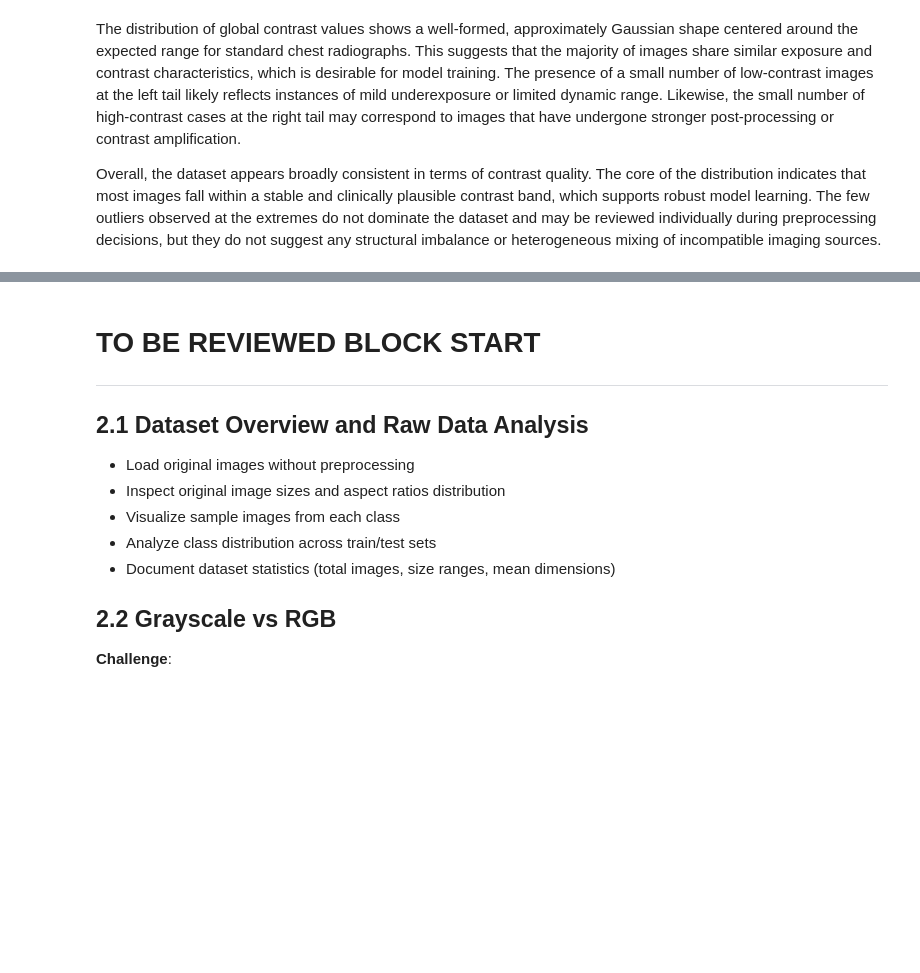
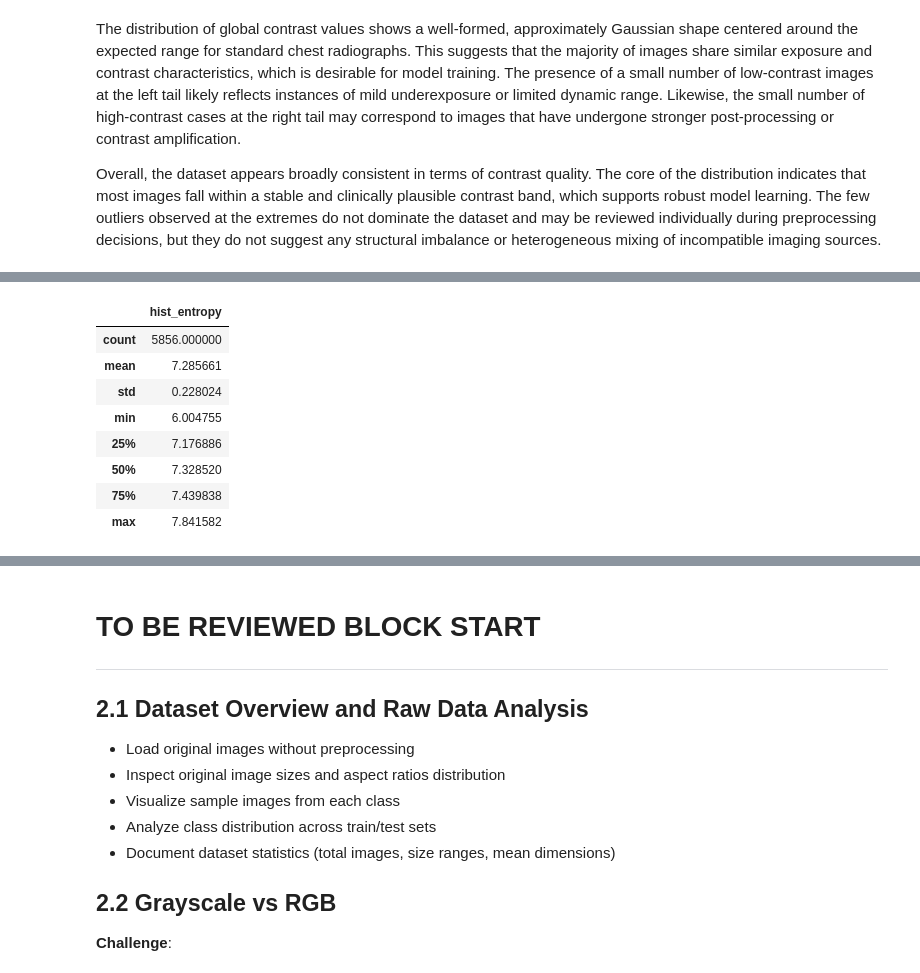
Before and after one commit to logus2k/apvc_p2, a Jupyter notebook: dl_for_cv_project2_v1.ipynb, the cells around one changed output, grey strips where cells are left out. Cells and saved outputs as stored; diff of their text form; code cells hidden in the pictures; blank space fills up the shorter version.

```diff
--- a/dl_for_cv_project2_v1.ipynb
+++ b/dl_for_cv_project2_v1.ipynb
@@ -191,0 +249,33 @@ Overall, the dataset appears broadly consistent in terms of contrast quality. Th
+# %%
+# Compute histogram entropy for a single image
+def compute_hist_entropy(image_path):
+	img = cv2.imread(image_path, cv2.IMREAD_GRAYSCALE)
+	if img is None:
+		return None
+	hist = cv2.calcHist([img], [0], None, [256], [0, 256])
+	hist = hist.ravel().astype(np.float32)
+	p = hist / np.sum(hist)
+	p = np.where(p == 0, 1e-12, p)
+	return float(entropy(p, base=2))
+
+# Compute histogram entropy for all dataset images
+results_entropy = []
+for path in all_paths:
+	h = compute_hist_entropy(path)
+	if h is not None:
+		results_entropy.append({"image": path, "hist_entropy": h})
+
+df_entropy = pd.DataFrame(results_entropy)
+
+# Display descriptive statistics
+display(df_entropy.describe())
+# %% [output]
+|  | hist_entropy |
+| count | 5856.000000 |
+| mean | 7.285661 |
+| std | 0.228024 |
+| min | 6.004755 |
+| 25% | 7.176886 |
+| 50% | 7.328520 |
+| 75% | 7.439838 |
+| max | 7.841582 |
```
Also changed, not shown: parts of 10 cells of this notebook.
